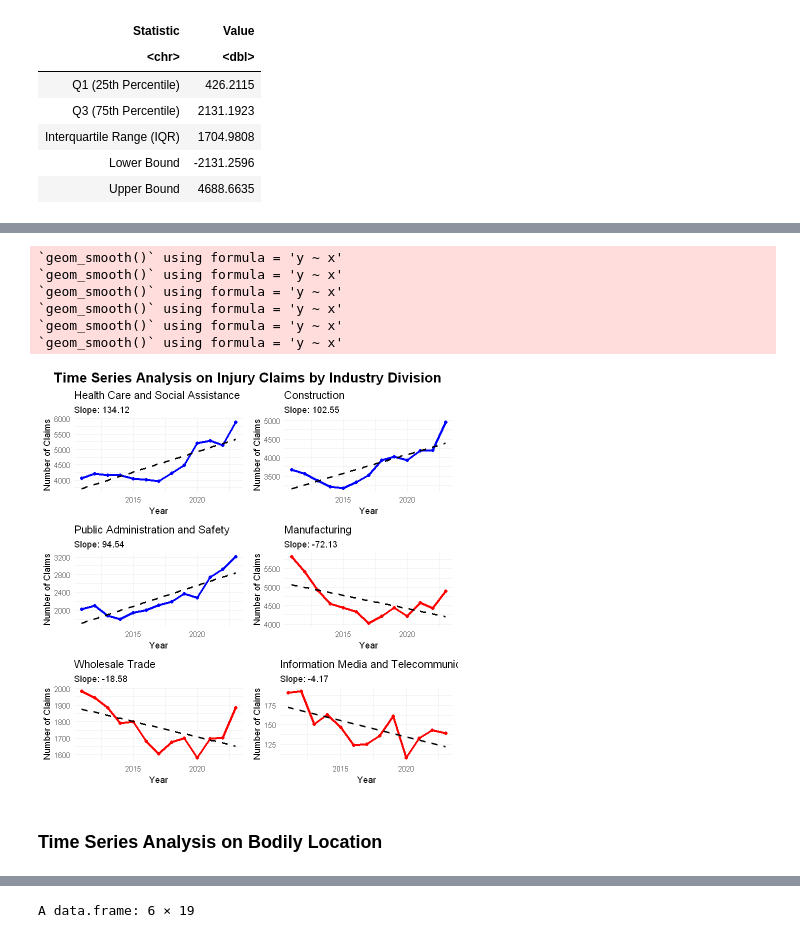
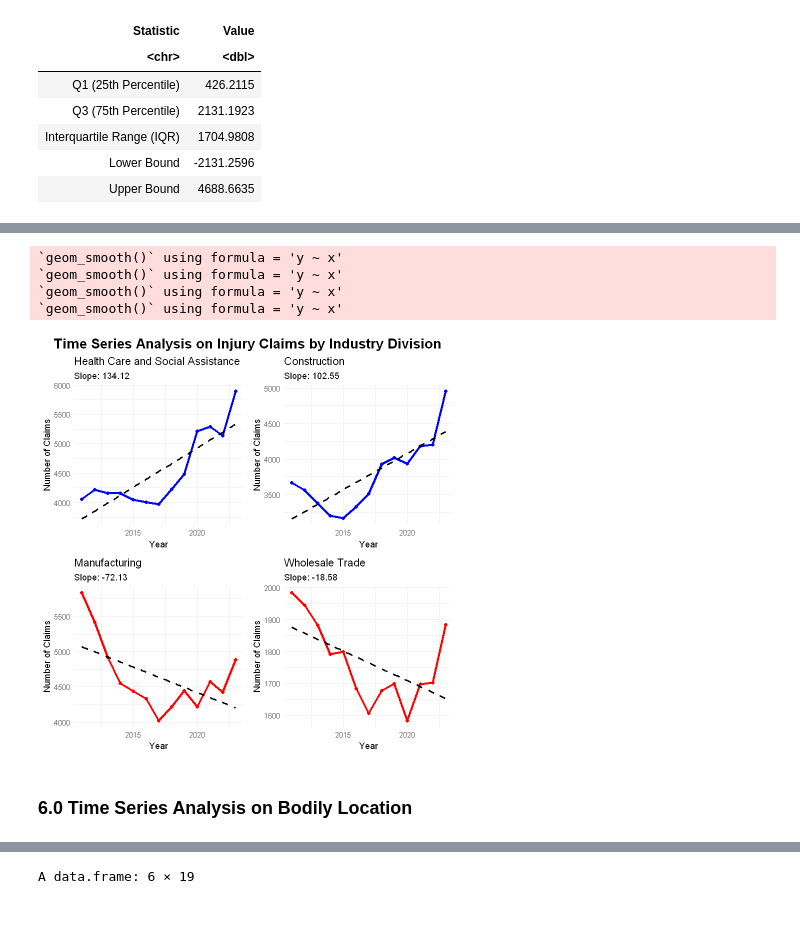
Before and after one commit to FanHwa/FDS_A3, a Jupyter notebook: FanHwa_34648100_Assignment3_Rmd.ipynb, the cells around one changed output, grey strips where cells are left out. Drawn from its saved outputs; the diff is of its cells as text; code cells hidden in the pictures.

Commit message:
Rework Correlation Analysis

```diff
--- a/FanHwa_34648100_Assignment3_Rmd.ipynb
+++ b/FanHwa_34648100_Assignment3_Rmd.ipynb
@@ -469,5 +476,12 @@ A data.frame: 6 × 3
 # %%
-# Step 4: Plot the time series data for the selected industries
+# Select the top 2 industries with the most increasing and most decreasing trends for detailed analysis
+top_increasing_trends <- trend_results %>% arrange(desc(Slope)) %>% head(2)
+top_decreasing_trends <- trend_results %>% arrange(Slope) %>% head(2)
+
+# Combine the results for visualization
+selected_industries <- rbind(top_increasing_trends, top_decreasing_trends)
+
+# Plot the time series data for the selected industries
 industry_ggplot_list <- list()
 
 for (i in 1:nrow(selected_industries)) {
@@ -480,42 +494,40 @@ for (i in 1:nrow(selected_industries)) {
 
   # Generate the ggplot for each industry
   p <- ggplot(plot_data, aes(x = Year, y = Claims)) +
-    geom_line(color = ifelse(selected_industries$Trend[i] == "Increasing", "blue", "red"), size = 1.2) +
+    geom_line(color = ifelse(selected_industries$Trend[i] == "Increasing", "blue", "red"), linewidth = 1.2) +
     geom_point(color = ifelse(selected_industries$Trend[i] == "Increasing", "blue", "red")) +
     geom_smooth(method = "lm", se = FALSE, linetype = "dashed", color = "black") +
     labs(
       title = paste(industry_name),
       subtitle = paste("Slope:", round(selected_industries$Slope[i], 2)),
       x = "Year",
       y = "Number of Claims"
     ) +
     theme_minimal()
 
   industry_ggplot_list[[i]] <- p
 }
 
 # Step 5: Display the plots for all selected bodily locations with an overall title
 main_industry_title <- textGrob(
   "Time Series Analysis on Injury Claims by Industry Division",
   gp = gpar(fontsize = 16, fontface = "bold")
 )
 
 # Use grid.arrange to display the plots with the main title
 grid.arrange(
   arrangeGrob(
     grobs = industry_ggplot_list,  # List of ggplots for bodily locations
     ncol = 2,                    # Number of columns in the grid
     top = main_industry_title      # Set the main title for the entire plot
   )
 )
 # %% [output]
 `geom_smooth()` using formula = 'y ~ x'
 `geom_smooth()` using formula = 'y ~ x'
 `geom_smooth()` using formula = 'y ~ x'
 `geom_smooth()` using formula = 'y ~ x'
-`geom_smooth()` using formula = 'y ~ x'
-`geom_smooth()` using formula = 'y ~ x'
-[figure, old version]
+[figure, new version]
 # %% [markdown]
-### Time Series Analysis on Bodily Location
+### 6.0 Time Series Analysis on Bodily Location
 # %%
```
Also changed, not shown: parts of 23 cells of this notebook, 1 other file.
